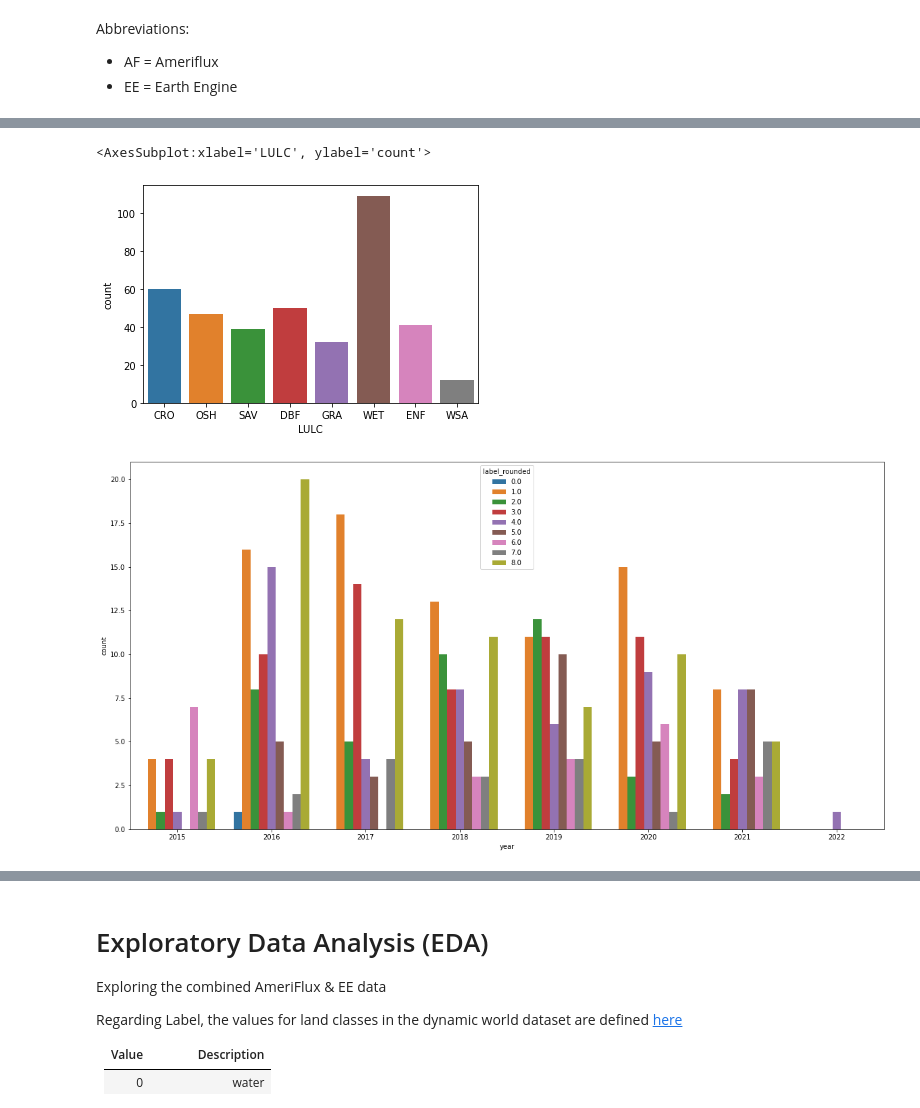
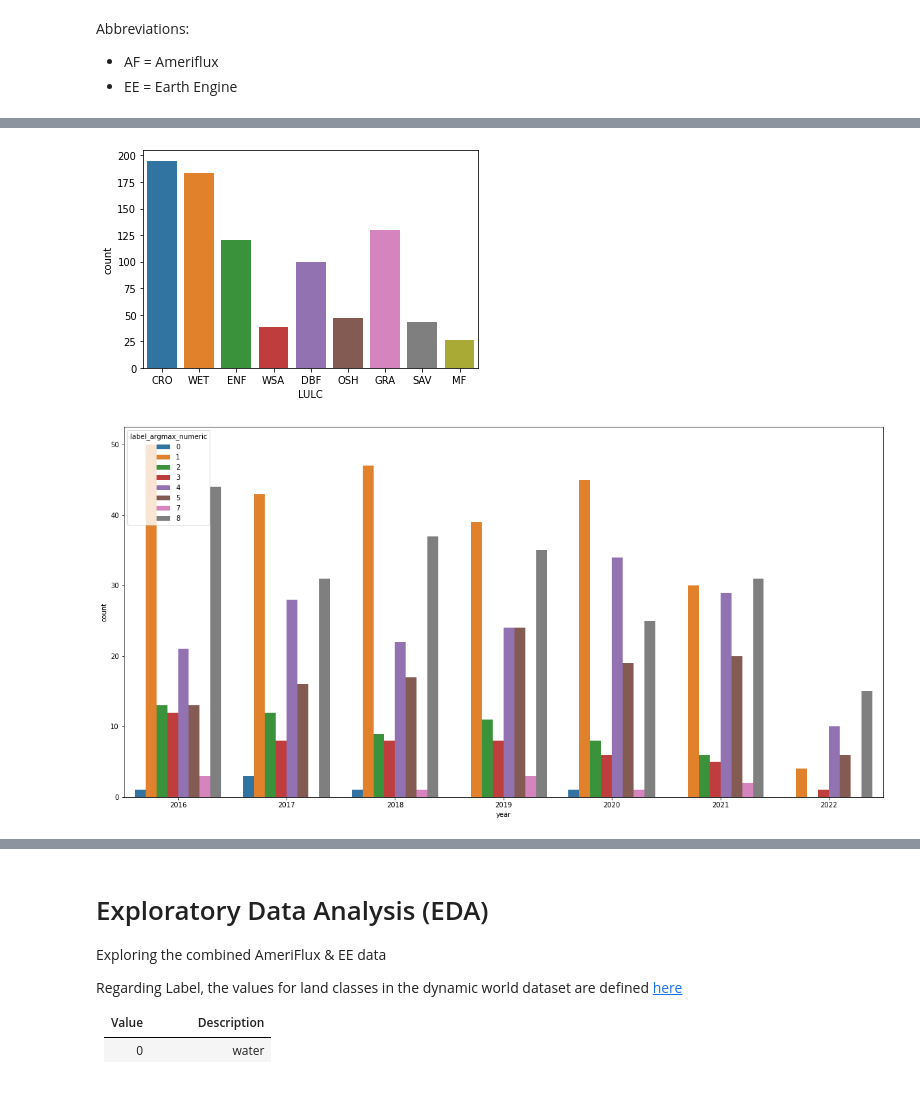
Before and after one commit to justinetaylor/mids-w210-capstone, a Jupyter notebook: Ameriflux_EE joined EDA.ipynb, the cells around one changed output, grey strips where cells are left out. Cells and saved outputs as stored; diff of their text form; code cells hidden in the pictures.

Commit message:
Updated EDA notebook and added source data file

```diff
--- a/Ameriflux_EE joined EDA.ipynb
+++ b/Ameriflux_EE joined EDA.ipynb
@@ -91,21 +199,14 @@ ee_probs.to_csv('data/combined_eda/combined_ee_af_elevation.csv')
 # %%
 ### FOR THOSE RUNNING FROM GITHUB --> RUN FROM HERE
-ee_probs = pd.read_csv('data/combined_eda/combined_ee_af_elevation.csv')
-ee_probs['START_DATE'] = pd.to_datetime(ee_probs['START_DATE'], errors='coerce')
-ee_probs['quarter'] = ee_probs['START_DATE'].dt.to_period('Q-NOV')
+ee_probs_and_ameriflux = pd.read_csv('data/combined_eda/combined_ee_af_elevation.csv')
 # %%
-sns.countplot(x="LULC", data=ee_probs)
+landclass_countplot = sns.countplot(x="LULC", data=ee_probs_and_ameriflux)
 # %% [output]
-<AxesSubplot:xlabel='LULC', ylabel='count'>
-[figure, old version]
+[figure, new version]
 # %%
-ee_probs['label_mean'] = pd.to_numeric(ee_probs['label_mean'])
-ee_probs['year'] = ee_probs['START_DATE'].dt.year
-# labels rounded by year
-ee_probs['label_rounded'] = ee_probs.label_mean.round()
 plt.figure(figsize = (20,10))
-p = sns.countplot(x="year", hue="label_rounded", data=ee_probs)
+p = sns.countplot(x="year", hue="label_argmax_numeric", data=ee_probs_and_ameriflux)
 # %% [output]
-[figure, old version]
+[figure, new version]
 # %%
 # labels rounded by quarter
```
Also changed, not shown: parts of 53 cells of this notebook, 18 other files.
